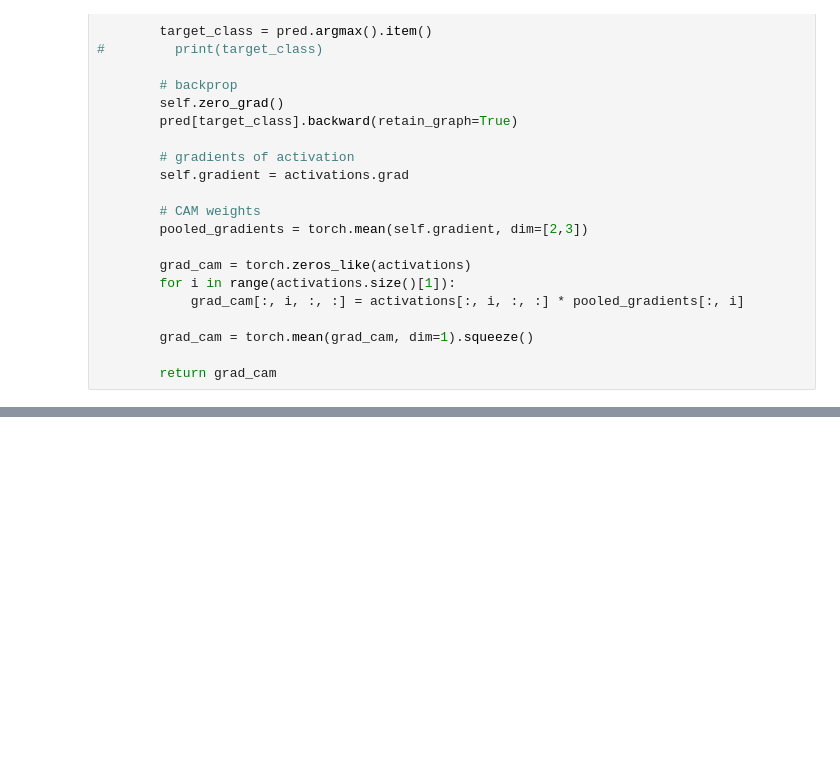
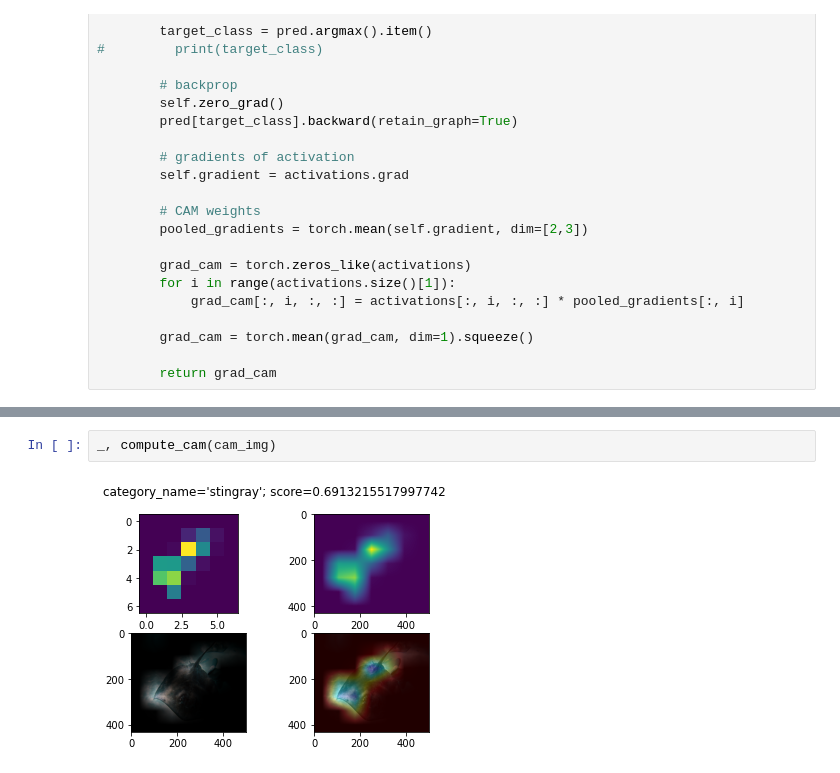
Before and after one commit to ainatersol/CAM, a Jupyter notebook: CAM Class Activation Mapping - Exploration.ipynb, the cells around one changed output, grey strips where cells are left out. Cells and saved outputs as stored; diff of their text form; blank space fills up the shorter version.

```diff
--- a/CAM Class Activation Mapping - Exploration.ipynb
+++ b/CAM Class Activation Mapping - Exploration.ipynb
@@ -265,0 +302,4 @@ Clipping input data to the valid range for imshow with RGB data ([0..1] for floa
+# %%
+_, compute_cam(cam_img)
+# %% [output]
+[figure, added]
```
Also changed, not shown: parts of 23 cells of this notebook.
